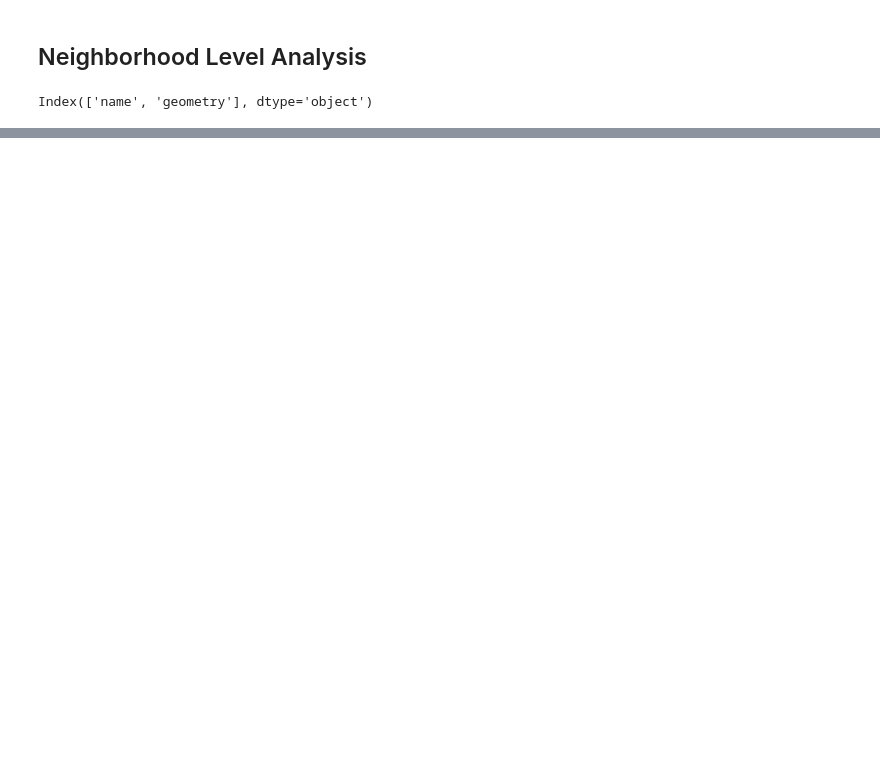
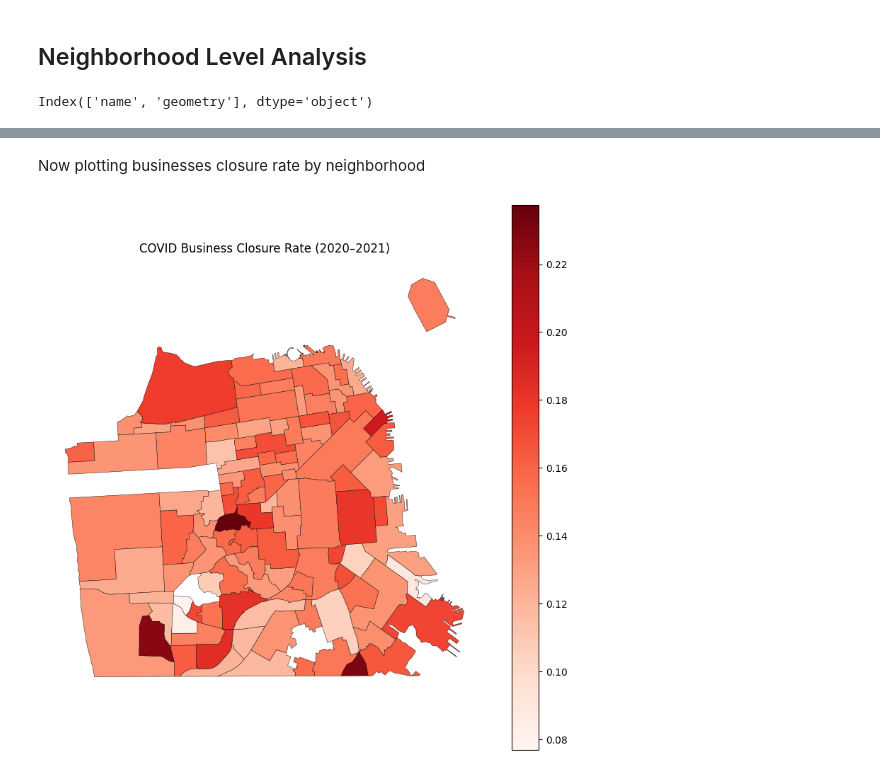
Before and after one commit to miaflynn/CYPLAN255-Final-Project, a Jupyter notebook: 03a_visualizations_censustract.ipynb, the cells around one changed output, grey strips where cells are left out. Saved outputs shown, nothing was run; the diff lists cells and outputs as text; code cells hidden in the pictures; blank space fills up the shorter version.

```diff
--- a/03a_visualizations_censustract.ipynb
+++ b/03a_visualizations_censustract.ipynb
@@ -162,9 +182,5 @@ gdf = gdf.drop(columns=["index_right"], errors="ignore")
 # %%
 # Joining the gdf and tract gdf so we can summarize within tracts
-
-gdf = gdf.set_geometry(
-    gpd.points_from_xy(gdf.lon, gdf.lat)
-)
 
 gdf = gdf.set_crs(epsg=4326)
 tracts_gdf = tracts_gdf.to_crs(epsg=4326)
@@ -412,0 +597,35 @@ Index(['Unnamed: 0', 'uniqueid', 'business_account_number', 'location_id',
+# %% [markdown]
+Now plotting businesses closure rate by neighborhood
+# %%
+rate_table_filtered = rate_table[rate_table['baseline'] >= 50]
+# %%
+import matplotlib.pyplot as plt
+
+map_gdf = nbhd_gdf.copy()
+
+# merging closure rates
+map_gdf = map_gdf.merge(
+    rate_table_filtered[['closure_rate']],
+    left_on='name',
+    right_index=True,
+    how='left'
+)
+
+# plot choropleth map
+fig, ax = plt.subplots(1, 1, figsize=(10, 10))
+
+map_gdf.plot(
+    column='closure_rate',
+    cmap='Reds',
+    legend=True,
+    edgecolor='black',
+    linewidth=0.3,
+    ax=ax
+)
+
+ax.set_title("COVID Business Closure Rate (2020–2021)")
+ax.axis('off')
+
+plt.show()
+# %% [output]
+[figure, added]
```
Also changed, not shown: parts of 23 cells of this notebook.
